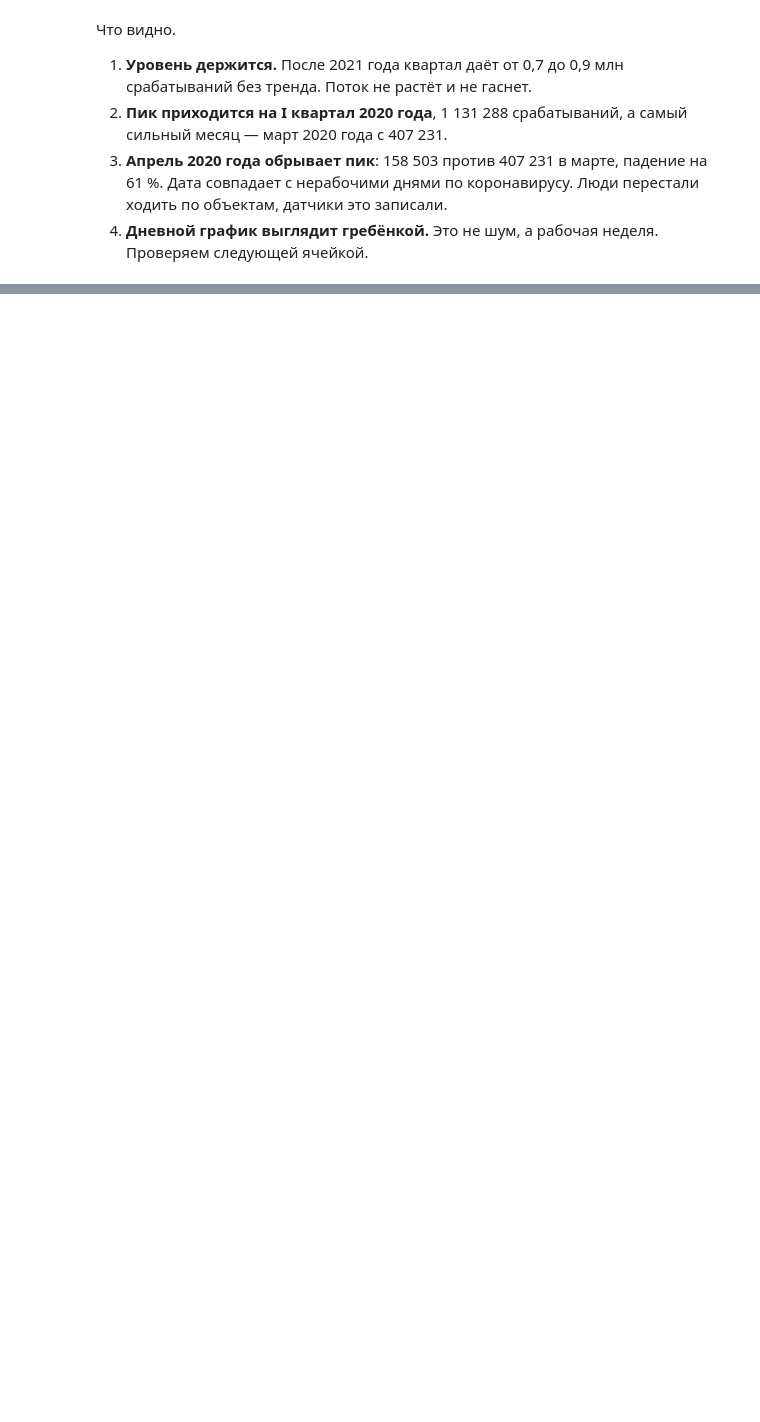
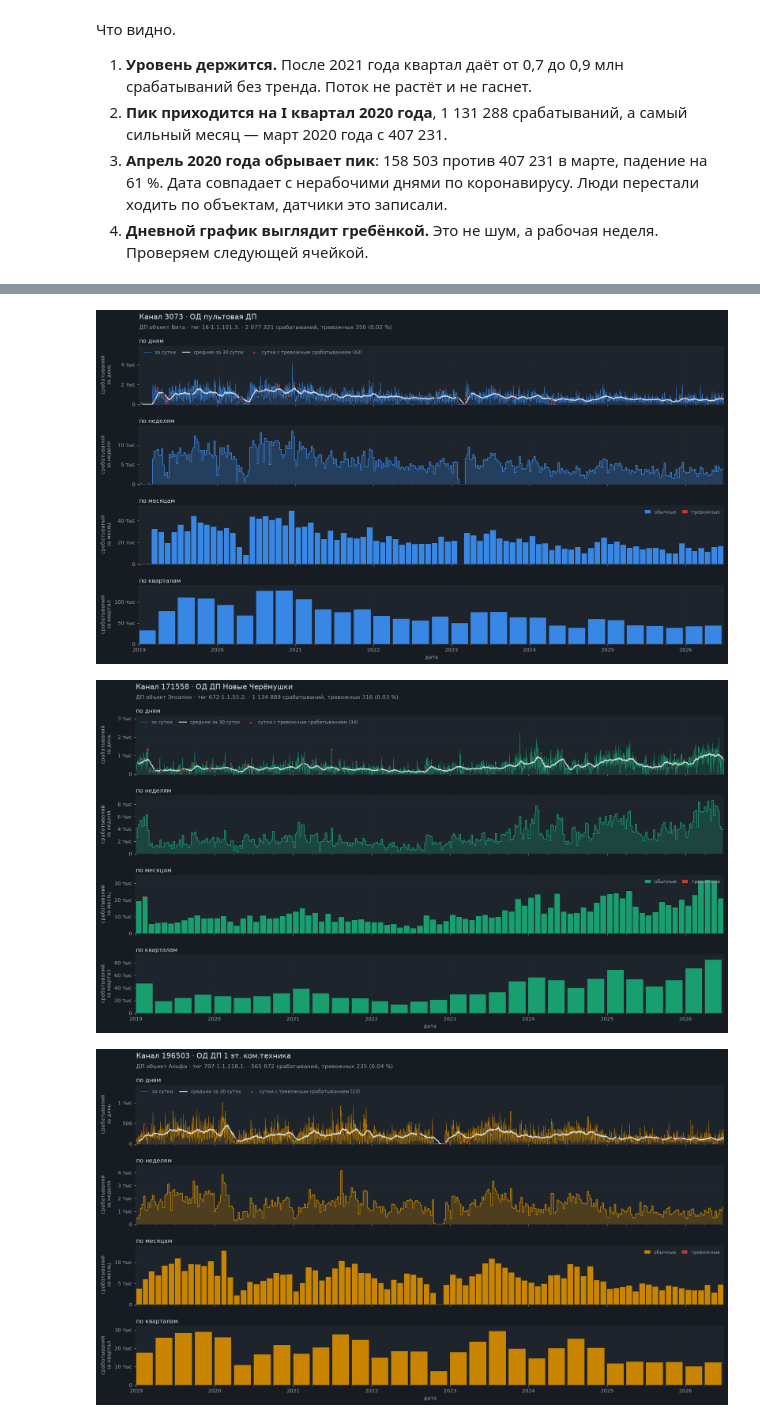
Before and after one commit to IIshikiII/LCT2026, a Jupyter notebook: notebooks/02-motion-timeline.ipynb, the cells around one changed output, grey strips where cells are left out. Saved outputs shown, nothing was run; the diff lists cells and outputs as text; code cells hidden in the pictures; blank space fills up the shorter version.

```diff
--- a/notebooks/02-motion-timeline.ipynb
+++ b/notebooks/02-motion-timeline.ipynb
@@ -487,10 +541,0 @@ display(summary.style.format({c: lambda v: spaced(int(v)) for c in cols})
-# %%
-for i, cid in enumerate(PICK):
-    s = pick_s[cid]
-    fig = interval_figure(
-        s,
-        f"Канал {cid} · {meta.loc[cid, 'датчик']}",
-        f"{meta.loc[cid, 'объект']} · тег {meta.loc[cid, 'тег']} · "
-        f"{spaced(int(s.sum()))} срабатываний",
-        color=SERIES[i])
-    plt.show()
@@ -524,24 +541,0 @@ for i, cid in enumerate(PICK):
-# %%
-fig, ax = plt.subplots(figsize=(16, 4.6))
-ends = {}
-for i, cid in enumerate(PICK):
-    r = roll_up(pick_s[cid], "MS")
-    ax.plot(r.index, r.values, color=SERIES[i], lw=2,
-            label=f"{cid} · {meta.loc[cid, 'датчик']}")
-    ends[cid] = (r.index[-1], float(r.values[-1]), SERIES[i])
-
-# подписи у конца линий расходятся по вертикали, иначе близкие ряды слипаются
-gap, prev = ax.get_ylim()[1] * 0.05, None
-for cid, (x, y, col) in sorted(ends.items(), key=lambda kv: kv[1][1]):
-    if prev is not None and y - prev < gap:
-        y = prev + gap
-    prev = y
-    ax.annotate(str(cid), (x, y), xytext=(7, 0), textcoords="offset points",
-                color=col, fontsize=8.5, va="center", annotation_clip=False)
-
-dress(ax, "срабатываний за месяц", "Четыре канала на одной шкале",
-      "один тип датчика, четыре разных рисунка: спад, рост, затухание и скачок режима",
-      xlabel=True)
-ax.legend(loc="upper center", bbox_to_anchor=(0.5, -0.22), ncol=4,
-          labelcolor=DIM, fontsize=9, handlelength=1.8)
-plt.tight_layout(); plt.show()
@@ -549,0 +599,14 @@ plt.tight_layout(); plt.show()
+# %%
+for i, cid in enumerate(PICK):
+    s, a = pick_s[cid], pick_a[cid]
+    fig = interval_figure(
+        s, a,
+        f"Канал {cid} · {meta.loc[cid, 'датчик']}",
+        f"{meta.loc[cid, 'объект']} · тег {meta.loc[cid, 'тег']} · "
+        f"{spaced(int(s.sum()))} срабатываний, {alarm_note(s, a)}",
+        color=SERIES[i])
+    plt.show()
+# %% [output]
+[figure, added]
+[figure, added]
+[figure, added]
```
Also changed, not shown: parts of 32 cells of this notebook.
